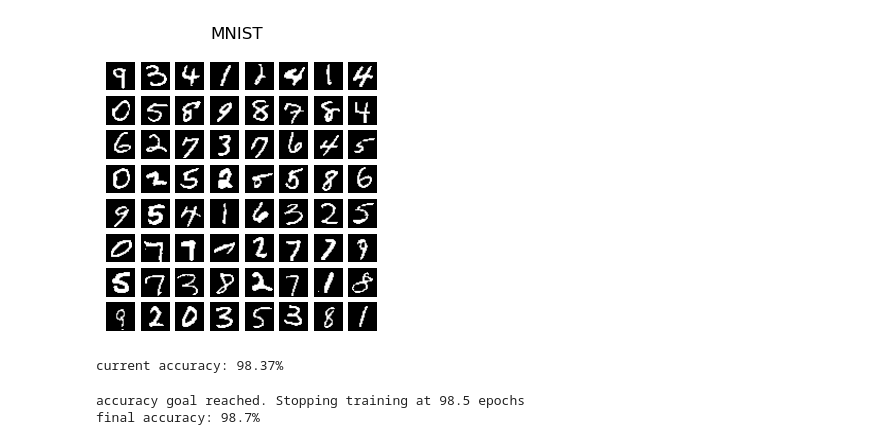
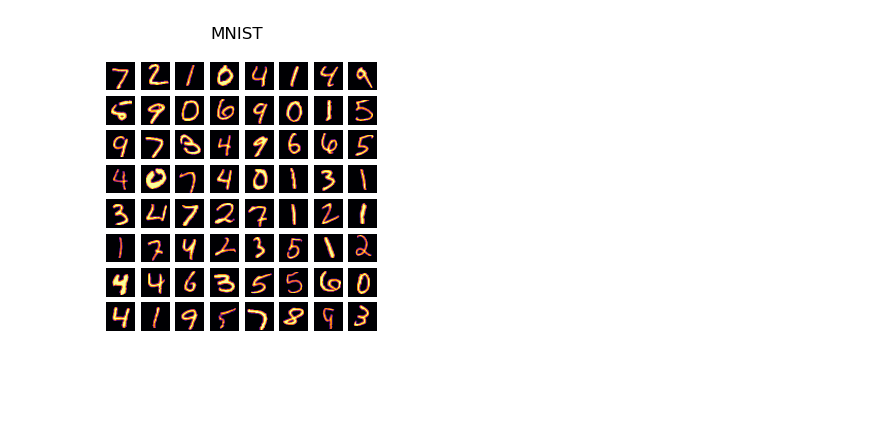
Before and after one commit to dfaroughy/FID-MNIST, a Jupyter notebook: classsifiers.ipynb, the cells around one changed output. Saved outputs shown, nothing was run; the diff lists cells and outputs as text; code cells hidden in the pictures; blank space fills up the shorter version.

```diff
--- a/classsifiers.ipynb
+++ b/classsifiers.ipynb
@@ -1,32 +1,31 @@
 # %%
-import matplotlib.pyplot as plt
 from torch.utils.data import DataLoader
-from utils import train_classifier, plot_images
+from utils import plot_images
 from datasets import load_nist_data
-from architectures import LeNet5, ResNet18, ResNet34
+cmap = 'inferno'
 # %%
 dataname = 'MNIST'
-train_dataset = load_nist_data(name=dataname, train=True)
+train_dataset = load_nist_data(name=dataname)
 test_dataset = load_nist_data(name=dataname, train=False)
 
 train_dataloader = DataLoader(train_dataset, batch_size=64, shuffle=True)
 test_dataloader = DataLoader(test_dataset, batch_size=64, shuffle=False)
-images, _ = next(iter(train_dataloader))
+images, _ = next(iter(test_dataloader))
 
-plot_images(images, dataname, figsize=(3.5, 3.5))
+plot_images(images, dataname, figsize=(3.5, 3.5), cmap=cmap)
 
 #...train classifier
 
-model = LeNet5(num_classes=10)
-train_classifier(model,
-                 train_dataloader,
-                 test_dataloader,
-                 accuracy_goal=98.5,
-                 save_as='models/model_{}_LeNet5_2.pth'.format('_'.join(dataname.split(' '))),
-                 epochs=100,
-                 lr=0.001)
+# from utils import train_classifier
+# from architectures import LeNet5
+
+# model = LeNet5(num_classes=10)
+# train_classifier(model,
+#                  train_dataloader,
+#                  test_dataloader,
+#                  accuracy_goal=98.5,
+#                  save_as='models/LeNet5_{}.pth'.format('_'.join(dataname.split(' '))),
+#                  epochs=100,
+#                  lr=0.001)
 # %% [output]
-[figure, old version]
+[figure, new version]
-current accuracy: 98.37%
-accuracy goal reached. Stopping training at 98.5 epochs
-final accuracy: 98.7%
```
Also changed, not shown: parts of 13 cells of this notebook, 5 other files.
